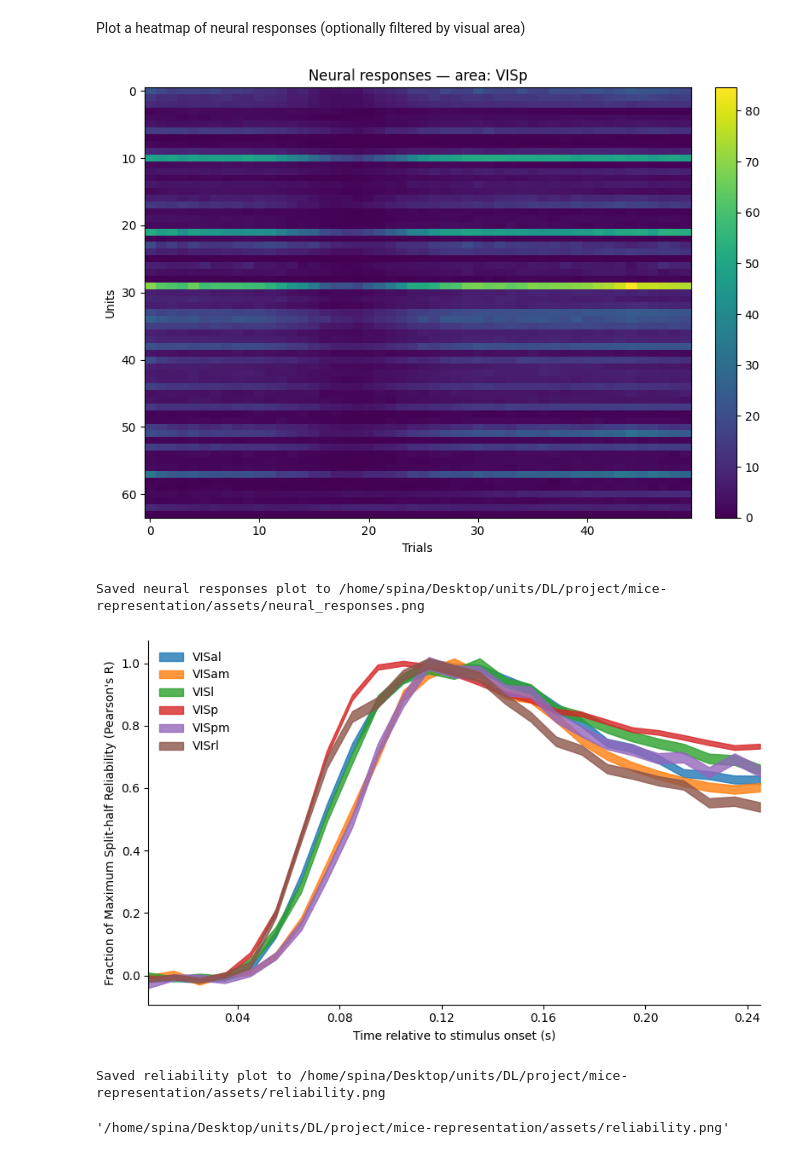
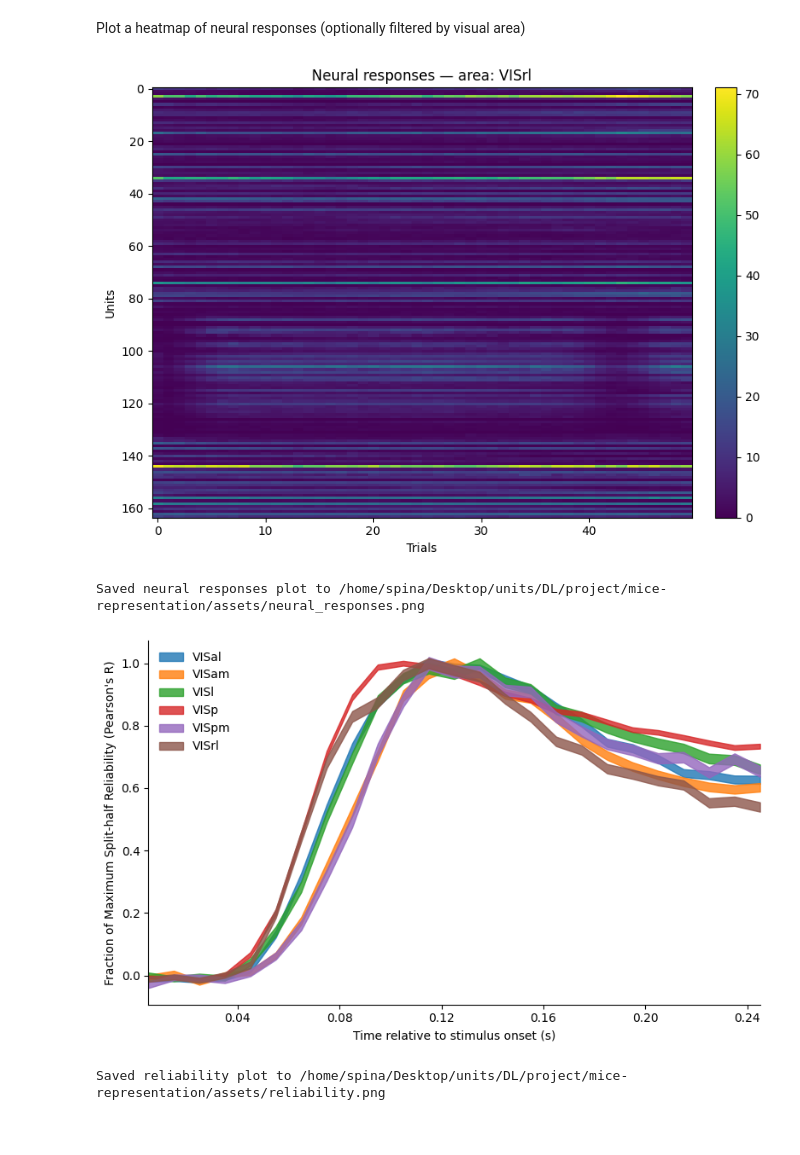
Before and after one commit to giovanni-lucarelli/mice-representation, a Jupyter notebook: notebooks/main.ipynb, the cells around one changed output. Drawn from its saved outputs; the diff is of its cells as text; code cells hidden in the pictures.

```diff
--- a/main.ipynb
+++ b/notebooks/main.ipynb
@@ -0,0 +1,7 @@
+# %%
+import sys, os
+from pathlib import Path
+ROOT = Path.cwd().parent
+if str(ROOT / 'src') not in sys.path:
+    sys.path.insert(0, str(ROOT / 'src'))
+print('Added to sys.path:', ROOT / 'src')
@@ -40,11 +49,13 @@ from AllenDataViewer import AllenDataViewer
 DOWNLOAD_DATA = False
 DOWNLOAD_ALLEN_DATA = False
 CONVERT_ALLEN_DATA = False
-VISUALIZE_ALLEN_DATA = False
+VISUALIZE_ALLEN_DATA = True
 
-TRAIN = True
-TEST = True
-LOAD_MODEL = False
+TRAIN = False
+TEST = False
+LOAD_MODEL = True
+
+NUM_EPOCHS = 300
 # %% [markdown]
 ### Initialize Data and Model
 # %%
@@ -219,8 +148,9 @@ if CONVERT_ALLEN_DATA:
 # %% [markdown]
 Inspect data
 # %%
-data_viewer = AllenDataViewer(zarr_dir=str(ZARR_NEUROPIXELS))
-data_viewer.summary
+if VISUALIZE_ALLEN_DATA:
+    data_viewer = AllenDataViewer(zarr_dir=str(ZARR_NEUROPIXELS))
+    data_viewer.summary
 # %% [output]
 Dataset opened from: /home/spina/Desktop/units/DL/project/mice-representation/AllenData/neuropixels.zarr
 Dims: {'trials': 50, 'frame_id': 118, 'time_relative_to_stimulus_onset': 25, 'units': 8301, 'dim_0': 118, 'dim_1': 918, 'dim_2': 1174}
@@ -245,28 +175,30 @@ Plot a heatmap of neural responses (optionally filtered by visual area)
 # %%
 VISUAL_AREA = "VISp"
 
-responses_out = ROOT / Path("assets/neural_responses.png")
-responses_path = data_viewer.plot_neural_responses(
-    out_path=str(responses_out),
-    visual_area=VISUAL_AREA,  # set e.g. "VISp" to filter if coord exists
-    max_units=64,             # limit units for readability
-    max_trials=100,           # limit trials for readability
-    show=True
-)
+if VISUALIZE_ALLEN_DATA:
+    responses_out = ROOT / Path("assets/neural_responses.png")
+    responses_path = data_viewer.plot_neural_responses(
+        out_path=str(responses_out),
+        visual_area="VISrl",  # set e.g. "VISp" to filter if coord exists
+        max_units=164,             # limit units for readability
+        max_trials=100,           # limit trials for readability
+        show=True
+    )
 # %% [output]
-[figure, old version]
+[figure, new version]
 Saved neural responses plot to /home/spina/Desktop/units/DL/project/mice-representation/assets/neural_responses.png
 # %%
-reliability_out = ROOT / Path("assets/reliability.png")
 
-data_viewer.plot_neuropixels_reliability(
-    out_path=str(reliability_out),
-    visual_areas=None,
-    fraction_of_max=True,
-    time_step_ms=0.1,
-    show=True
-)
+if VISUALIZE_ALLEN_DATA:
+    reliability_out = ROOT / Path("assets/reliability.png")
+
+    data_viewer.plot_neuropixels_reliability(
+        out_path=str(reliability_out),
+        visual_areas=None,
+        fraction_of_max=True,
+        time_step_ms=0.1,
+        show=True
+    )
 # %% [output]
 [figure]
 Saved reliability plot to /home/spina/Desktop/units/DL/project/mice-representation/assets/reliability.png
-'/home/spina/Desktop/units/DL/project/mice-representation/assets/reliability.png'
```
Also changed, not shown: parts of 9 cells of this notebook, 28 other files.
